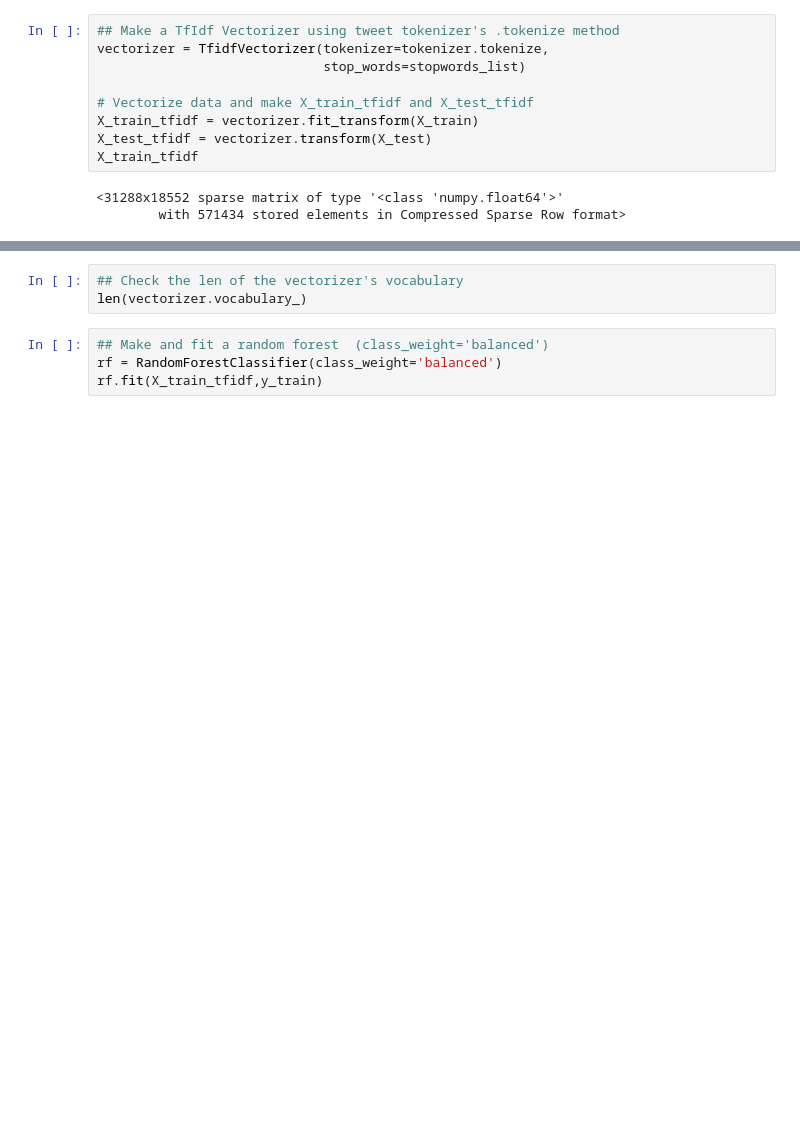
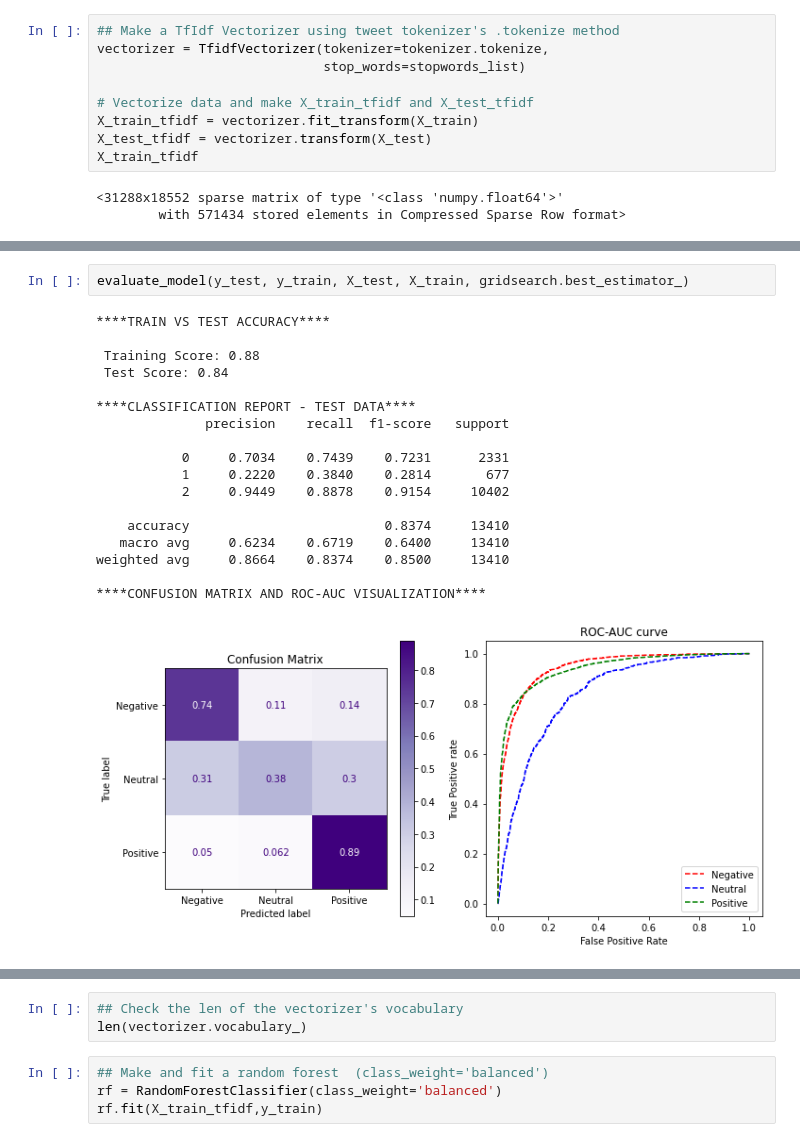
Before and after one commit to ds-leehanjin/app-reviews-nlp-sentiment-analysis, a Jupyter notebook: index_OSEMN.ipynb, the cells around one changed output, grey strips where cells are left out. Cells and saved outputs as stored; diff of their text form; blank space fills up the shorter version.

```diff
--- a/index_OSEMN.ipynb
+++ b/index_OSEMN.ipynb
@@ -1229,0 +1210,21 @@ weighted avg     0.8466    0.8808    0.8553     13410
+# %%
+evaluate_model(y_test, y_train, X_test, X_train, gridsearch.best_estimator_)
+# %% [output]
+****TRAIN VS TEST ACCURACY****
+
+ Training Score: 0.88
+ Test Score: 0.84
+
+****CLASSIFICATION REPORT - TEST DATA****
+              precision    recall  f1-score   support
+
+           0     0.7034    0.7439    0.7231      2331
+           1     0.2220    0.3840    0.2814       677
+           2     0.9449    0.8878    0.9154     10402
+
+    accuracy                         0.8374     13410
+   macro avg     0.6234    0.6719    0.6400     13410
+weighted avg     0.8664    0.8374    0.8500     13410
+
+****CONFUSION MATRIX AND ROC-AUC VISUALIZATION****
+[figure, added]
```
Also changed, not shown: parts of 22 cells of this notebook.
